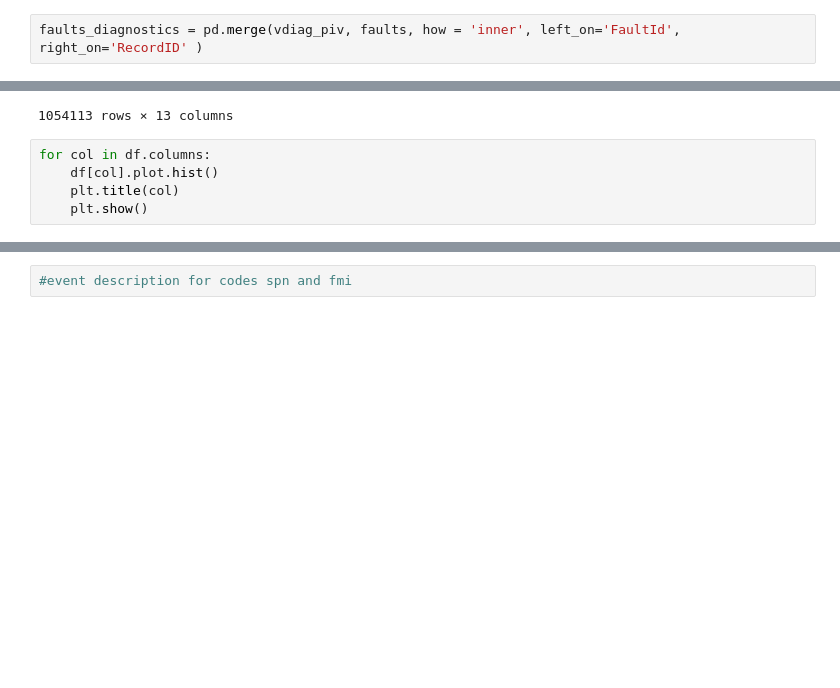
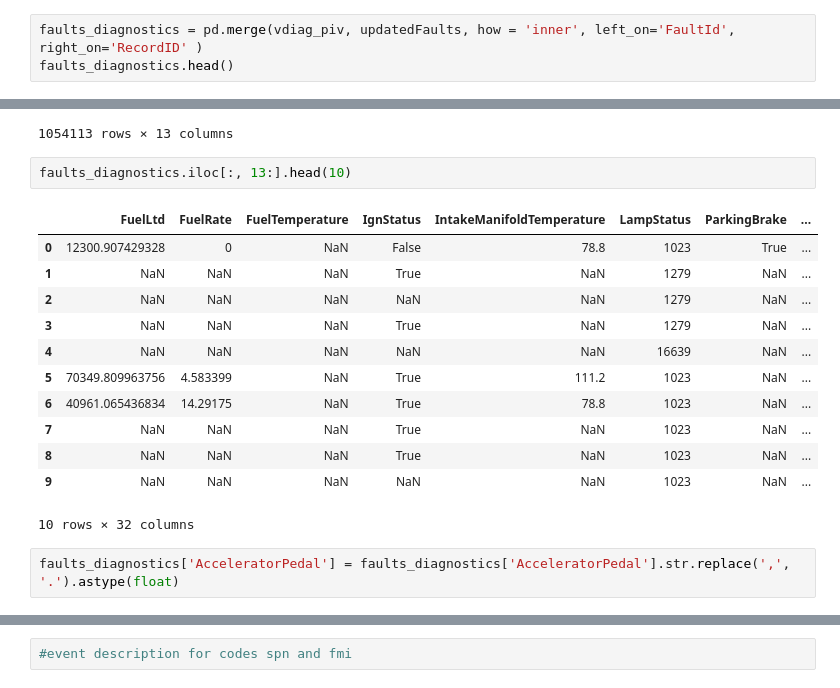
Before and after one commit to hcgreer/big_g_express-data-detectives, a Jupyter notebook: notebooks/big_g.ipynb, the cells around one changed output, grey strips where cells are left out. Saved outputs shown, nothing was run; the diff lists cells and outputs as text; blank space fills up the shorter version.

```diff
--- a/notebooks/big_g.ipynb
+++ b/notebooks/big_g.ipynb
@@ -216,2 +182,3 @@ vdiag_piv['FaultId'].nunique()
 # %%
-faults_diagnostics = pd.merge(vdiag_piv, faults, how = 'inner', left_on='FaultId', right_on='RecordID' )
+faults_diagnostics = pd.merge(vdiag_piv, updatedFaults, how = 'inner', left_on='FaultId', right_on='RecordID' )
+faults_diagnostics.head()
@@ -384,8 +288,20 @@ faults_diagnostics.select_dtypes(include='number')
 | 1054111 | 1248457 | 1248457 | 123906113 | NaN | 0 | 111 | 18 | 8 | ... |
 | 1054112 | 1248458 | 1248458 | 123906131 | NaN | 0 | 111 | 18 | 8 | ... |
 1054113 rows × 13 columns
-# %%
-for col in df.columns:
-    df[col].plot.hist()
-    plt.title(col)
-    plt.show()
+# %%
+faults_diagnostics.iloc[:, 13:].head(10)
+# %% [output]
+|  | FuelLtd | FuelRate | FuelTemperature | IgnStatus | IntakeManifoldTemperature | LampStatus | ParkingBrake | ... |
+| 0 | 12300.907429328 | 0 | NaN | False | 78.8 | 1023 | True | ... |
+| 1 | NaN | NaN | NaN | True | NaN | 1279 | NaN | ... |
+| 2 | NaN | NaN | NaN | NaN | NaN | 1279 | NaN | ... |
+| 3 | NaN | NaN | NaN | True | NaN | 1279 | NaN | ... |
+| 4 | NaN | NaN | NaN | NaN | NaN | 16639 | NaN | ... |
+| 5 | 70349.809963756 | 4.583399 | NaN | True | 111.2 | 1023 | NaN | ... |
+| 6 | 40961.065436834 | 14.29175 | NaN | True | 78.8 | 1023 | NaN | ... |
+| 7 | NaN | NaN | NaN | True | NaN | 1023 | NaN | ... |
+| 8 | NaN | NaN | NaN | True | NaN | 1023 | NaN | ... |
+| 9 | NaN | NaN | NaN | NaN | NaN | 1023 | NaN | ... |
+10 rows × 32 columns
+# %%
+faults_diagnostics['AcceleratorPedal'] = faults_diagnostics['AcceleratorPedal'].str.replace(',', '.').astype(float)
```
Also changed, not shown: parts of 59 cells of this notebook.
